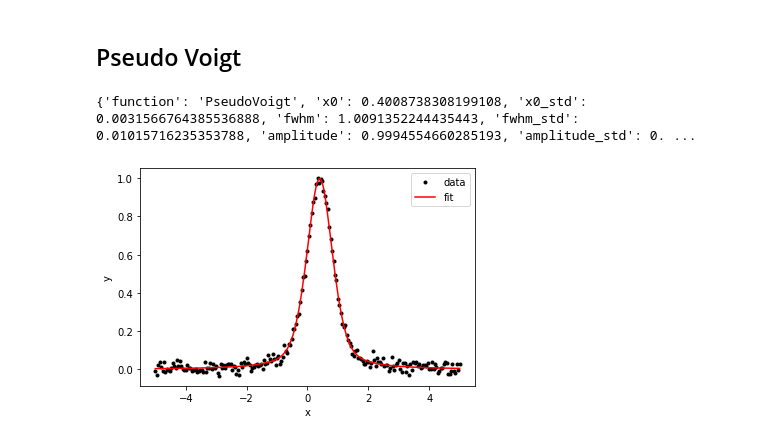
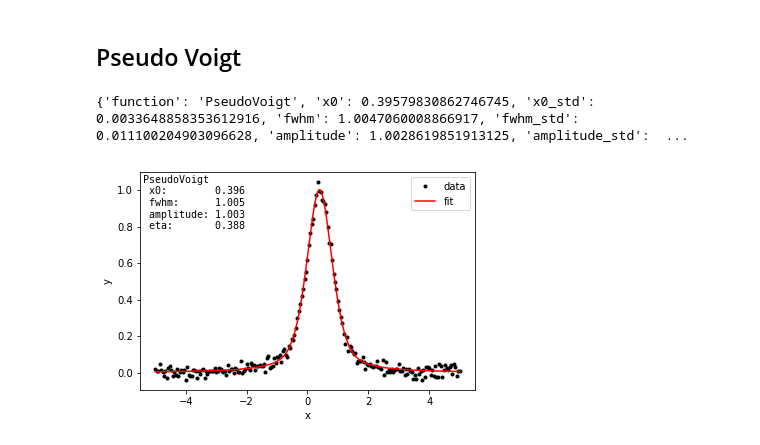
Before and after one commit to xdze2/peakfit, a Jupyter notebook: test_peakfit.ipynb, the cells around one changed output. Drawn from its saved outputs; the diff is of its cells as text; code cells hidden in the pictures.

```diff
--- a/test_peakfit.ipynb
+++ b/test_peakfit.ipynb
@@ -96,7 +90,7 @@ plt.xlabel('x'); plt.ylabel('y'); plt.legend();
 ## Multi-peak
 # %%
 # Generate random data
-x = np.linspace(-5, 5, 234)
+x = np.linspace(-6.5, 4.5, 234)
 y = 0.1*np.random.randn(*x.shape)
 y += Gauss()(x, 0.5, 1, 0.8)
 y += Gauss()(x, -1.5, 1.5, 1.)
@@ -107,8 +101,6 @@ results, fit = peakfit(x, y, Sum(Gauss(-2, 1, 1), Gauss(1, 1, 1)))
 for r in results:
     print(r)
 
-# Graph
-plt.plot(x, y, '.k', label='data');
-plt.plot(x, fit(x), 'r-', label='fit');
-plt.xlabel('x'); plt.ylabel('y'); plt.legend();
+# Graph
+plot_results(x, y, results, fit);
 # %% [output]
@@ -121,19 +113,17 @@ plt.xlabel('x'); plt.ylabel('y'); plt.legend();
 # %%
 # Generate random data
 x = np.linspace(-5, 5, 211)
 y = 0.02*np.random.randn(*x.shape)
 y += PseudoVoigt()(x, 0.4, 1, 1, 0.4)
 
 # Fit using automatic estimation of initial parameters:
 results, fit = peakfit(x, y, PseudoVoigt(), background=None)
 
 for r in results:
     print(r)
 
 # Graph
-plt.plot(x, y, '.k', label='data');
-plt.plot(x, fit(x), 'r-', label='fit');
-plt.xlabel('x'); plt.ylabel('y'); plt.legend();
+plot_results(x, y, results, fit);
 # %% [output]
-{'function': 'PseudoVoigt', 'x0': 0.4008738308199108, 'x0_std': 0.0031566764385536888, 'fwhm': 1.0091352244435443, 'fwhm_std': 0.01015716235353788, 'amplitude': 0.9994554660285193, 'amplitude_std': 0. ...
+{'function': 'PseudoVoigt', 'x0': 0.39579830862746745, 'x0_std': 0.0033648858353612916, 'fwhm': 1.0047060008866917, 'fwhm_std': 0.011100204903096628, 'amplitude': 1.0028619851913125, 'amplitude_std':  ...
-[figure, old version]
+[figure, new version]
```
Also changed, not shown: parts of 5 cells of this notebook, 2 other files.
